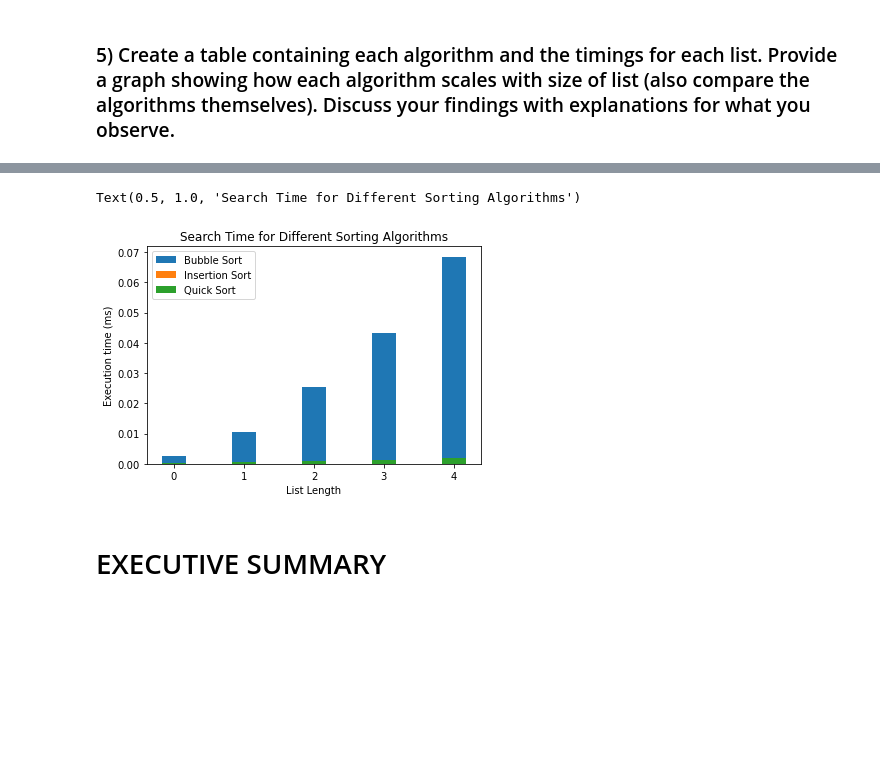
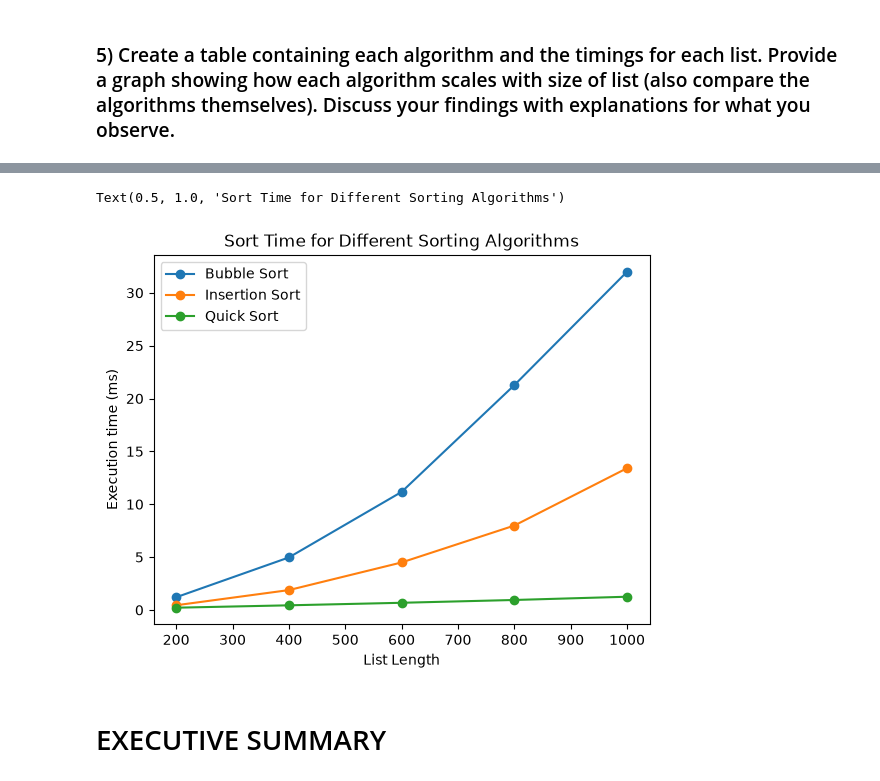
Before and after one commit to EAName/Data-Engineering-Algorithms, a Jupyter notebook: Quick Sort Algorithm .ipynb, the cells around one changed output, grey strips where cells are left out. Saved outputs shown, nothing was run; the diff lists cells and outputs as text; code cells hidden in the pictures; blank space fills up the shorter version.

```diff
--- a/Quick Sort Algorithm .ipynb
+++ b/Quick Sort Algorithm .ipynb
@@ -264,16 +165,15 @@ sort_times
 # %%
 #graph results
-
-plt.bar(sort_times.index, sort_times['Bubble Sort'], 0.35)
-plt.bar(sort_times.index, sort_times['Insertion Sort'], 0.35)
-plt.bar(sort_times.index, sort_times['Quick Sort'], 0.35)
+plt.plot(sort_times['List Length'], sort_times['Bubble Sort'], marker='o')
+plt.plot(sort_times['List Length'], sort_times['Insertion Sort'], marker='o')
+plt.plot(sort_times['List Length'], sort_times['Quick Sort'], marker='o')
 plt.legend(('Bubble Sort', 'Insertion Sort', 'Quick Sort'))
 plt.ylabel('Execution time (ms)')
 plt.xlabel('List Length')
-plt.title('Search Time for Different Sorting Algorithms')
+plt.title('Sort Time for Different Sorting Algorithms')
 # %% [output]
-Text(0.5, 1.0, 'Search Time for Different Sorting Algorithms')
+Text(0.5, 1.0, 'Sort Time for Different Sorting Algorithms')
-[figure, old version]
+[figure, new version]
 # %% [markdown]
 # EXECUTIVE SUMMARY
 # %% [markdown]
```
Also changed, not shown: parts of 10 cells of this notebook, 8 other files.
